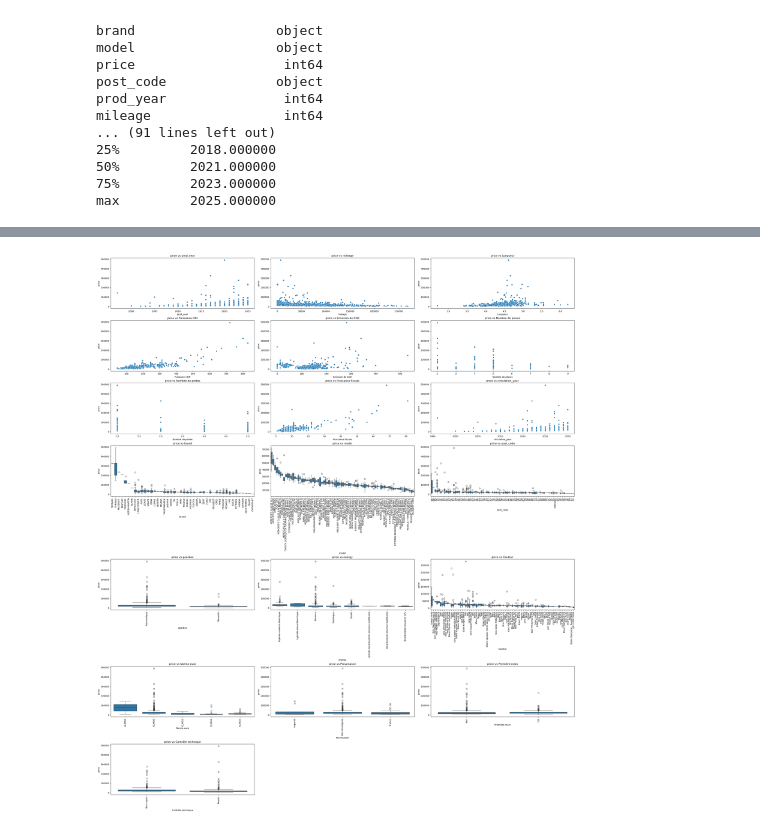
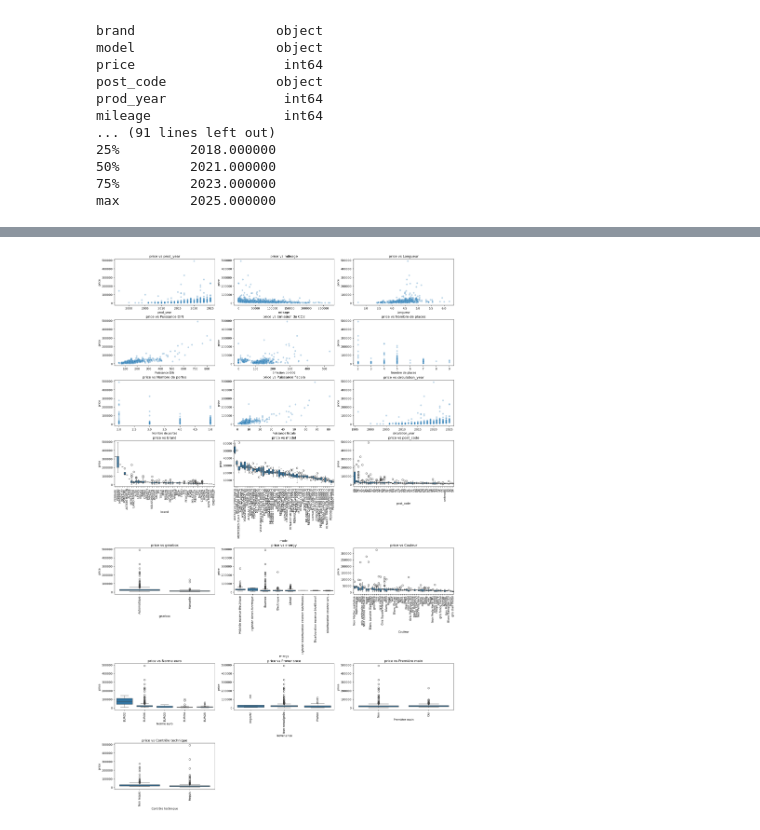
Before and after one commit to yuyan-z/CarPricePrediction, a Jupyter notebook: EDA.ipynb, the cells around one changed output, grey strips where cells are left out. Drawn from its saved outputs; the diff is of its cells as text; code cells hidden in the pictures.

```diff
--- a/EDA.ipynb
+++ b/EDA.ipynb
@@ -53,42 +94,42 @@ max         2025.000000
 # %%
-def plot_price_vs_features(df: pd.DataFrame):
-    target_col = "price"
+def plot_target_vs_features(df: pd.DataFrame, target: str):
     numerical_cols = df.select_dtypes(include=['number']).columns.tolist()
-    numerical_cols.remove(target_col)
+    numerical_cols.remove(target)
     categorical_cols = df.select_dtypes(include=['object']).columns.tolist()
     all_cols = numerical_cols + categorical_cols
 
     c = 3
     r = math.ceil(len(all_cols) / c)
-    fig, axes = plt.subplots(r, c, figsize=(c * 10, r * 5), constrained_layout=True)
+    fig, axes = plt.subplots(r, c, figsize=(c * 6, r * 4), constrained_layout=True)
     axes = axes.flatten()
-    threshold = 80
+    threshold = 50
 
     for i, col in enumerate(all_cols):
         ax = axes[i]
         if col in numerical_cols:
-            sns.scatterplot(data=df, x=col, y=target_col, ax=ax)
+            sns.scatterplot(data=df, x=col, y=target, ax=ax, alpha=0.3)
         else:
+            # Keep top frequent categories
             top_categories = df[col].value_counts().nlargest(threshold).index.tolist()
             df_filtered = df[df[col].isin(top_categories)]
             categories = (
-                df_filtered.groupby(col)[target_col]
+                df_filtered.groupby(col)[target]
                 .mean()
                 .sort_values(ascending=False)
                 .index
                 .tolist()
             )
-            sns.boxplot(data=df_filtered, x=col, y=target_col, ax=ax, order=categories)
+            sns.boxplot(data=df_filtered, x=col, y=target, ax=ax, order=categories)
             ax.tick_params(axis='x', labelrotation=90)
-        ax.set_title(f"{target_col} vs {col}")
+        ax.set_title(f"{target} vs {col}")
     # Hide unused axes
     for j in range(len(all_cols), len(axes)):
         fig.delaxes(axes[j])
 
-    plt.savefig("results/eda.png")
+    plt.savefig("results/target_vs_features.png")
     plt.show()
 
 
-plot_price_vs_features(df)
+plot_target_vs_features(df, target="price")
 # %% [output]
-[figure, old version]
+[figure, new version]
```
Also changed, not shown: parts of 8 cells of this notebook, 3 other files.
